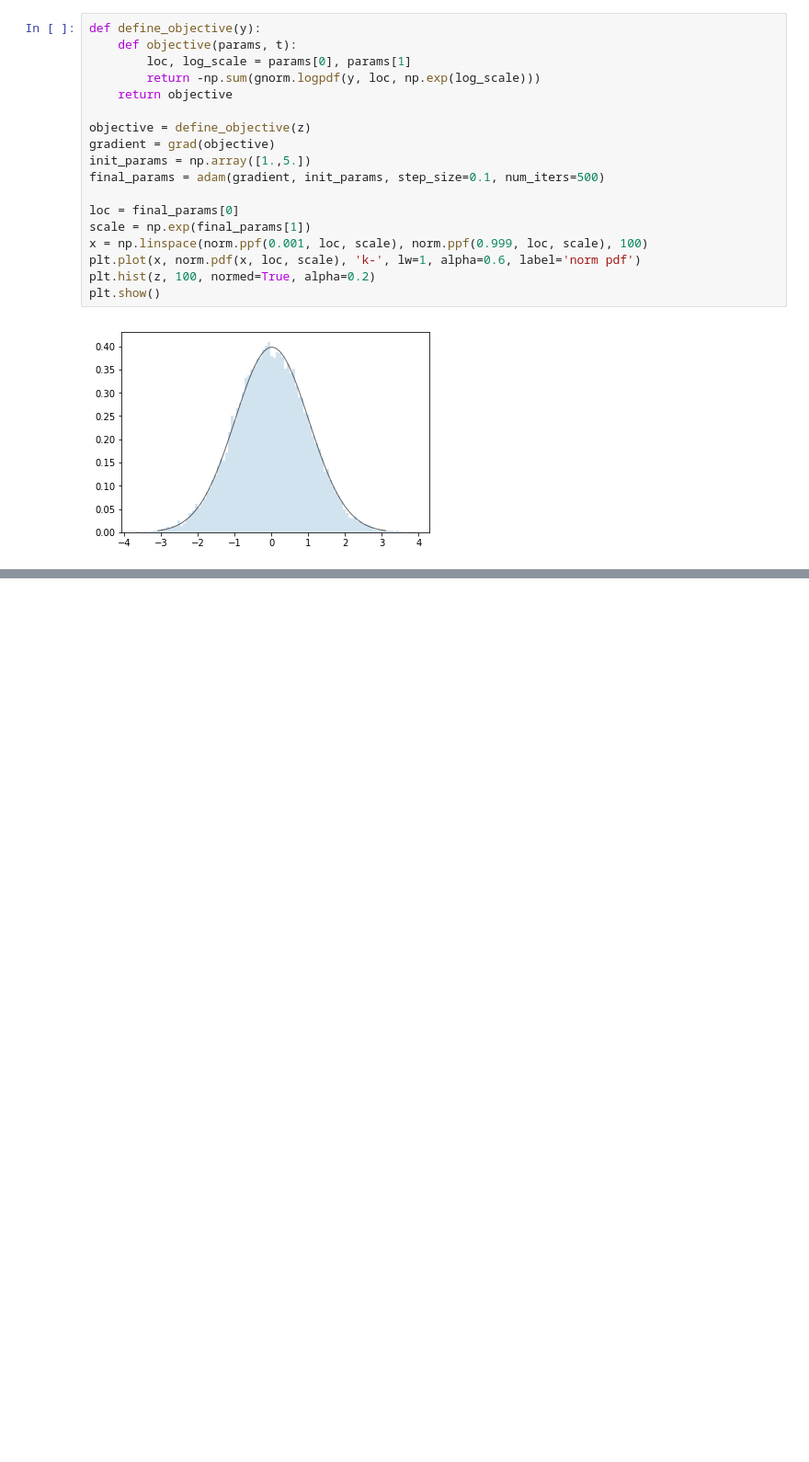
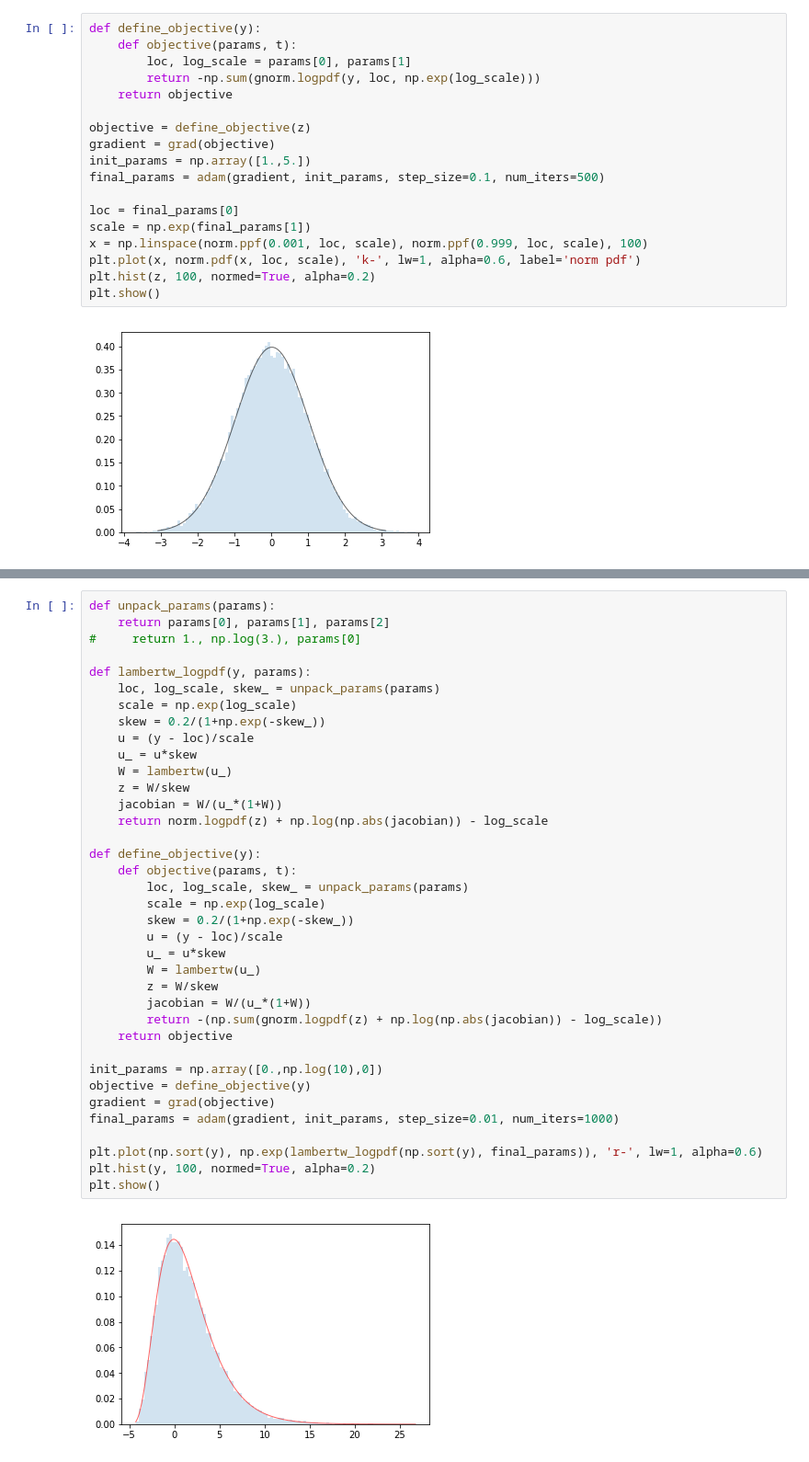
Before and after one commit to sevvi/lambert-matrix-factorization, a Jupyter notebook: lambert-distribution-sanity.ipynb, the cells around one changed output, grey strips where cells are left out. Shown: that part at 92% size. Saved outputs shown, nothing was run; the diff lists cells and outputs as text; blank space fills up the shorter version.

```diff
--- a/lambert-distribution-sanity.ipynb
+++ b/lambert-distribution-sanity.ipynb
@@ -115,0 +111,39 @@ plt.show()
+# %%
+def unpack_params(params):
+    return params[0], params[1], params[2]
+#     return 1., np.log(3.), params[0]
+
+def lambertw_logpdf(y, params):
+    loc, log_scale, skew_ = unpack_params(params)
+    scale = np.exp(log_scale)
+    skew = 0.2/(1+np.exp(-skew_))
+    u = (y - loc)/scale
+    u_ = u*skew
+    W = lambertw(u_)
+    z = W/skew
+    jacobian = W/(u_*(1+W))
+    return norm.logpdf(z) + np.log(np.abs(jacobian)) - log_scale
+
+def define_objective(y):
+    def objective(params, t):
+        loc, log_scale, skew_ = unpack_params(params)
+        scale = np.exp(log_scale)
+        skew = 0.2/(1+np.exp(-skew_))
+        u = (y - loc)/scale
+        u_ = u*skew
+        W = lambertw(u_)
+        z = W/skew
+        jacobian = W/(u_*(1+W))
+        return -(np.sum(gnorm.logpdf(z) + np.log(np.abs(jacobian)) - log_scale))
+    return objective
+
+init_params = np.array([0.,np.log(10),0])
+objective = define_objective(y)
+gradient = grad(objective)
+final_params = adam(gradient, init_params, step_size=0.01, num_iters=1000)
+
+plt.plot(np.sort(y), np.exp(lambertw_logpdf(np.sort(y), final_params)), 'r-', lw=1, alpha=0.6)
+plt.hist(y, 100, normed=True, alpha=0.2)
+plt.show()
+# %% [output]
+[figure, added]
```
Also changed, not shown: parts of 3 cells of this notebook.
